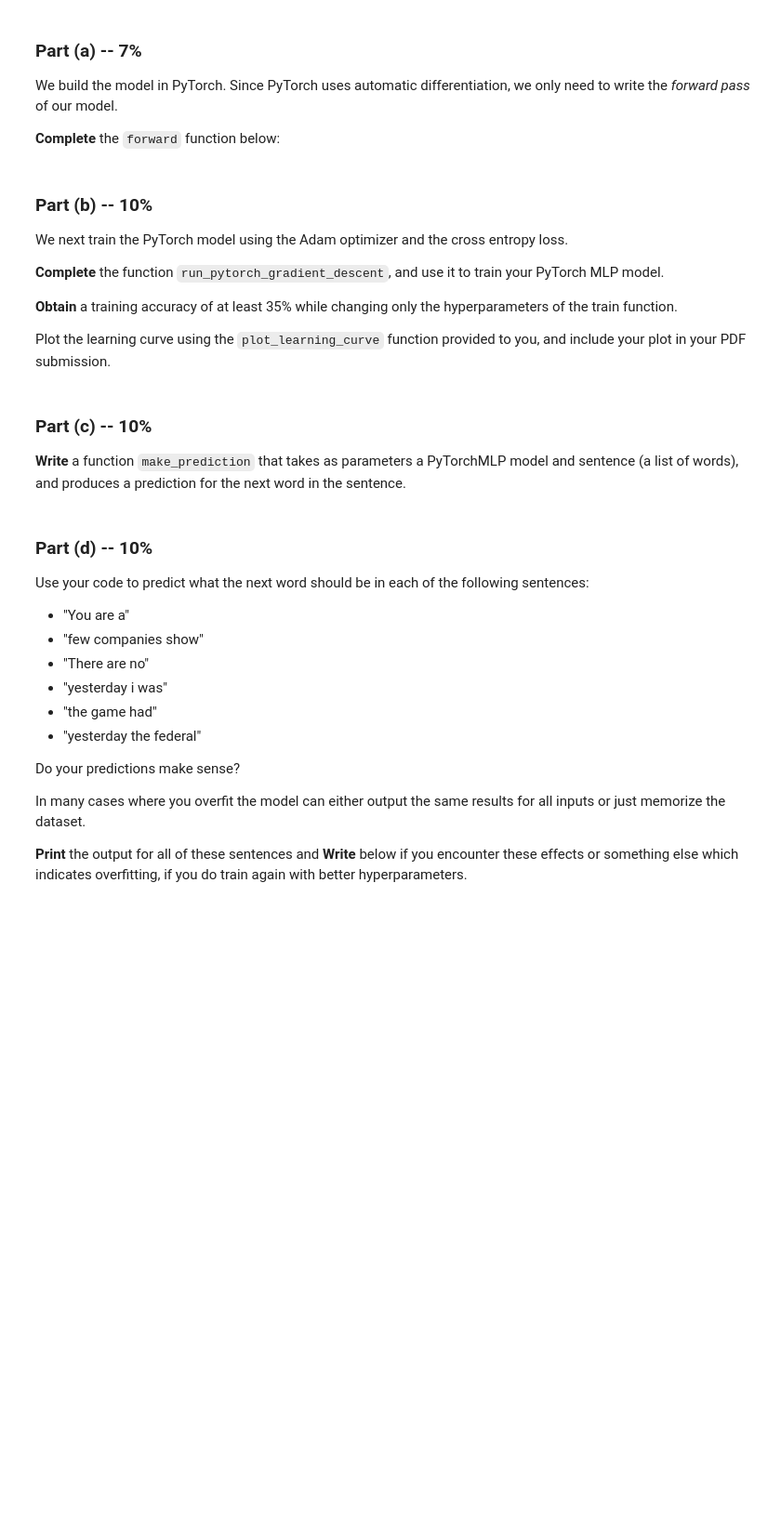
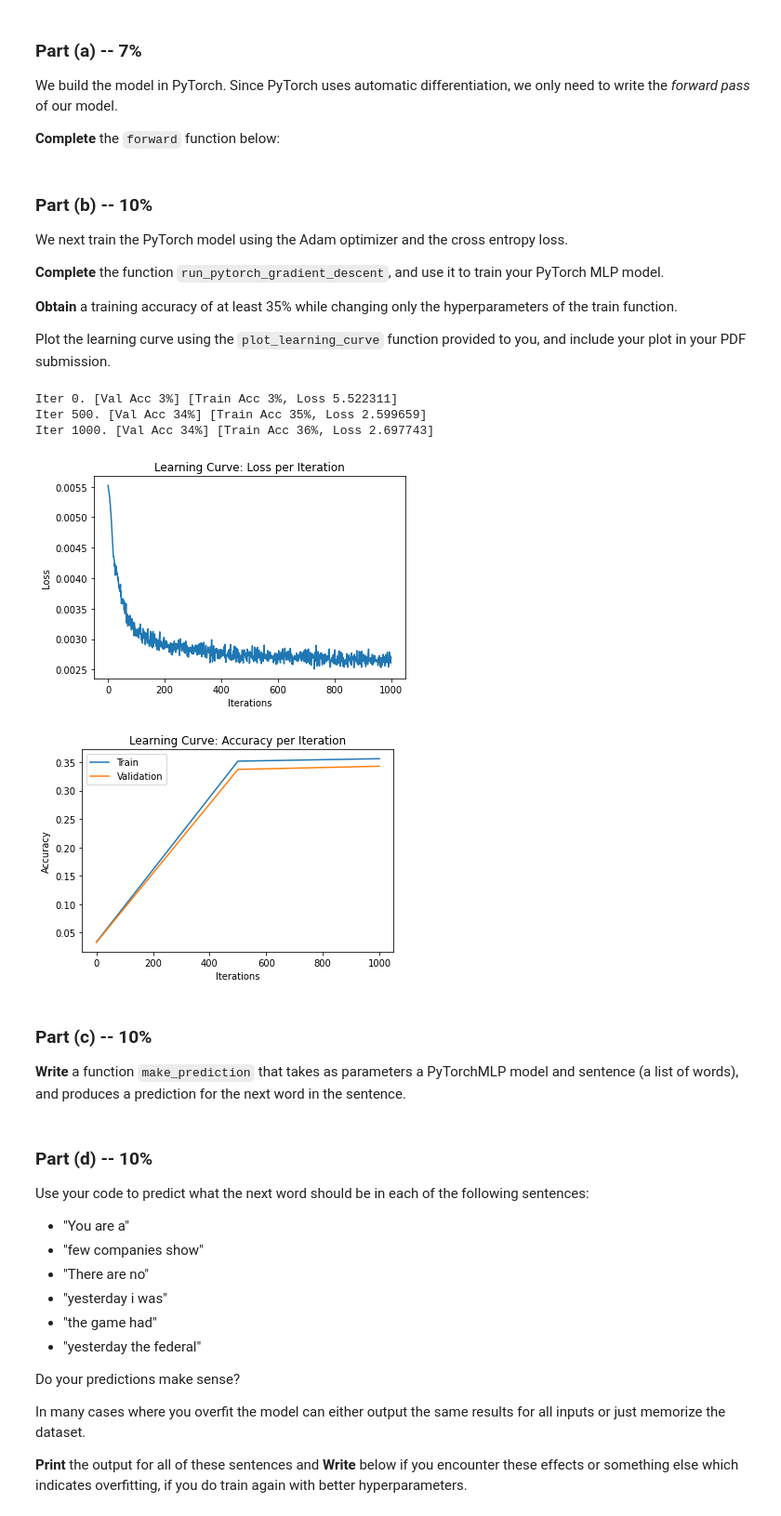
Before and after one commit to Yotamsil/DeepLearningEx2, a Jupyter notebook: Assignment2.ipynb, the cells around one changed output. Shown: that part at 93% size. Cells and saved outputs as stored; diff of their text form; code cells hidden in the pictures; blank space fills up the shorter version.

```diff
--- a/Assignment2.ipynb
+++ b/Assignment2.ipynb
@@ -212,8 +212,11 @@ def make_onehot(data):
     input - vector with shape D (1D or 2D)
     output - vector with shape (D,250)
     """
-    output = np.zeros((data.size, 250))
-    output[np.arange(data.size),data] = 1
+    output = np.zeros((data.shape[0],data.shape[1], 250))
+    for i in range(data.shape[0]):
+      for j in range(data.shape[1]):
+        output[i,j,data[i,j]] = 1
+    return output
 
 def get_batch(data, range_min, range_max, onehot=True):
     """
@@ -351,11 +354,11 @@ def run_pytorch_gradient_descent(model,
             xt = torch.Tensor(xt)
             st = torch.Tensor(st).long()
 
-            # zs = ...                 # compute prediction logit
-            # loss =                   # compute the total loss
-            # ...                      # compute updates for each parameter
-            # ...                      # make the updates for each parameter
-            # ...                      # a clean up step for PyTorch
+            zs = model(xt)                 # compute prediction logit
+            loss = criterion(zs,st)        # compute the total loss
+            loss.backward()                # compute updates for each parameter
+            optimizer.step()               # make the updates for each parameter
+            optimizer.zero_grad()          # a clean up step for PyTorch
 
             # save the current training information
             iters.append(n)
@@ -400,10 +403,19 @@ def plot_learning_curve(iters, losses, iters_sub, train_accs, val_accs):
     plt.show()
 # %%
 pytorch_mlp = PyTorchMLP()
-# learning_curve_info = run_pytorch_gradient_descent(pytorch_mlp, ...)
+learning_curve_info = run_pytorch_gradient_descent(pytorch_mlp,
+                                 train_data=train4grams,
+                                 validation_data=valid4grams,
+                                 batch_size=1000,
+                                 learning_rate=0.002)
 
-
-# plot_learning_curve(*learning_curve_info)
+plot_learning_curve(*learning_curve_info)
+# %% [output]
+Iter 0. [Val Acc 3%] [Train Acc 3%, Loss 5.522311]
+Iter 500. [Val Acc 34%] [Train Acc 35%, Loss 2.599659]
+Iter 1000. [Val Acc 34%] [Train Acc 36%, Loss 2.697743]
+[figure, added]
+[figure, added]
 # %% [markdown]
 ### Part (c) -- 10%
 **Write** a function `make_prediction` that takes as parameters
```
